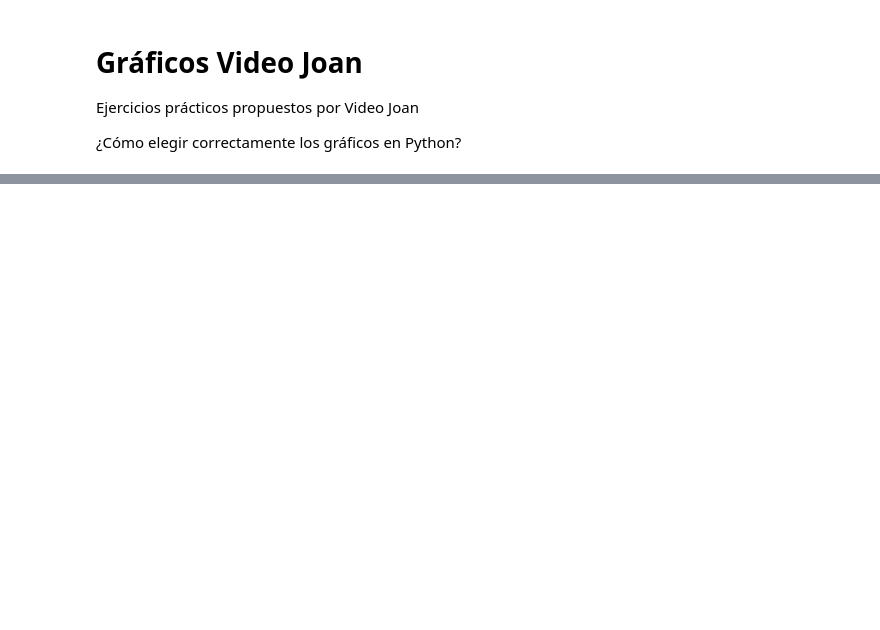
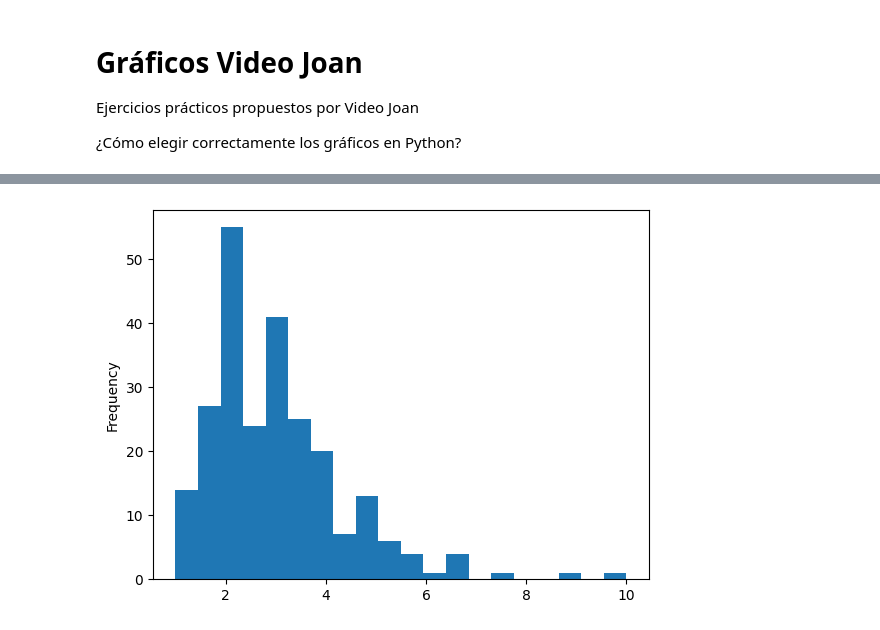
Before and after one commit to rogerloop/03_Especialitzacio, a Jupyter notebook: Sprint_11_ Visualització_Dades_Python_PowerBI/Practicas/2026-05-27_Graficos_Joan.ipynb, the cells around one changed output, grey strips where cells are left out. Cells and saved outputs as stored; diff of their text form; code cells hidden in the pictures; blank space fills up the shorter version.

```diff
--- a/Sprint_11_ Visualització_Dades_Python_PowerBI/Practicas/2026-05-27_Graficos_Joan.ipynb
+++ b/Sprint_11_ Visualització_Dades_Python_PowerBI/Practicas/2026-05-27_Graficos_Joan.ipynb
@@ -30,0 +70,6 @@ df.describe()
+# %%
+# 1 Num
+
+df['tip'].plot.hist(bins = 20);
+# %% [output]
+[figure, added]
```
Also changed, not shown: parts of 12 cells of this notebook, 2 other files.
